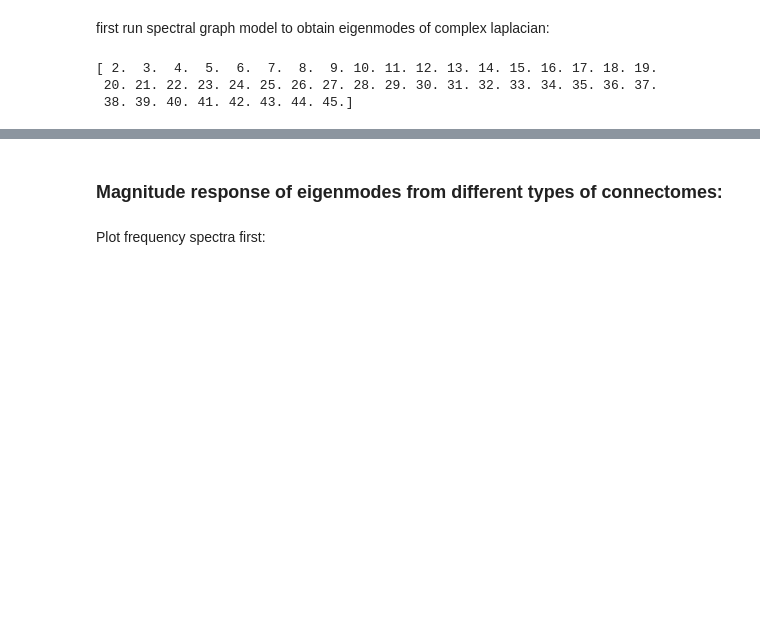
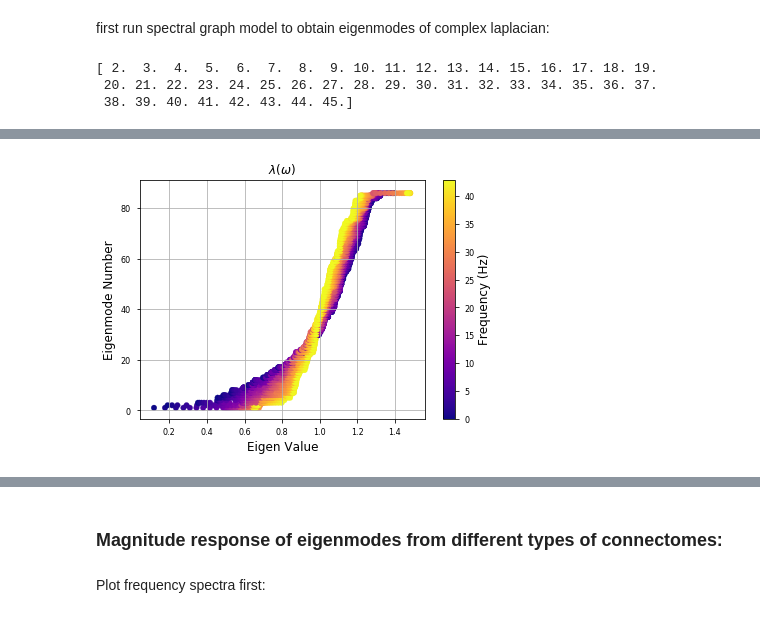
Before and after one commit to Raj-Lab-UCSF/spectrome, a Jupyter notebook: spectrome/notebooks/SGM_frequency_responses.ipynb, the cells around one changed output, grey strips where cells are left out. Cells and saved outputs as stored; diff of their text form; code cells hidden in the pictures; blank space fills up the shorter version.

Commit message:
re-arranged cells and axis labels to better produce figure 1

```diff
--- a/spectrome/notebooks/SGM_frequency_responses.ipynb
+++ b/spectrome/notebooks/SGM_frequency_responses.ipynb
@@ -73,3 +73,10 @@ print(fvec)
 [ 2.  3.  4.  5.  6.  7.  8.  9. 10. 11. 12. 13. 14. 15. 16. 17. 18. 19.
  20. 21. 22. 23. 24. 25. 26. 27. 28. 29. 30. 31. 32. 33. 34. 35. 36. 37.
  38. 39. 40. 41. 42. 43. 44. 45.]
+# %%
+# run sgm with default parameters:
+model_spectrum, freq_response, eigvalues, eigvectors = runforward.run_forward(brain, brain.ntf_params, fvec)
+
+# with optimized parameters:
+#model_spectrum, freq_response, eigvalues, eigvectors = runforward.run_forward(brain, optimized_parameters, fvec)
+print(model_spectrum.shape)
@@ -75,0 +88,27 @@ print(fvec)
+# %%
+# define matplotlib style:
+plt.style.use('seaborn-paper')
+
+## the frequency axis needs to be shifted because it begins at 2 Hz, so our x-axis labels have to reflect that:
+freq_labels = [2,5,10,15,20,25,30,35,40,45]
+freq_locations = [0, 3, 8, 13, 18, 23, 28, 33, 38, 43]
+
+# Lambda(Omega) Plot with default parameters
+cmap = plt.get_cmap('plasma')
+fig_lomega, ax_lomega = plt.subplots()
+for i in np.arange(0,eigvalues.shape[1]):
+    fig_scatter = ax_lomega.scatter(np.abs(eigvalues[:,i]),np.ones(eigvalues.shape[0])*(i+1),
+                     c = np.arange(0,fvec.size), cmap = cmap)
+
+ax_lomega.grid(True)
+clb = fig_lomega.colorbar(fig_scatter, ax = ax_lomega)
+ax_lomega.set_xlabel('Eigen Value', fontsize = 12)
+ax_lomega.set_ylabel('Eigenmode Number', fontsize = 12)
+ax_lomega.set_title(r'$\lambda(\omega)$', fontsize = 12)
+clb.ax.set_ylabel('Frequency (Hz)', fontsize = 12)
+
+##save figure?
+plt.savefig('eigen_spectrum.png', dpi = 300, format = 'png')
+## Note Figure 1 is generated with default parameter settings
+# %% [output]
+[figure, added]
```
Also changed, not shown: parts of 10 cells of this notebook.
